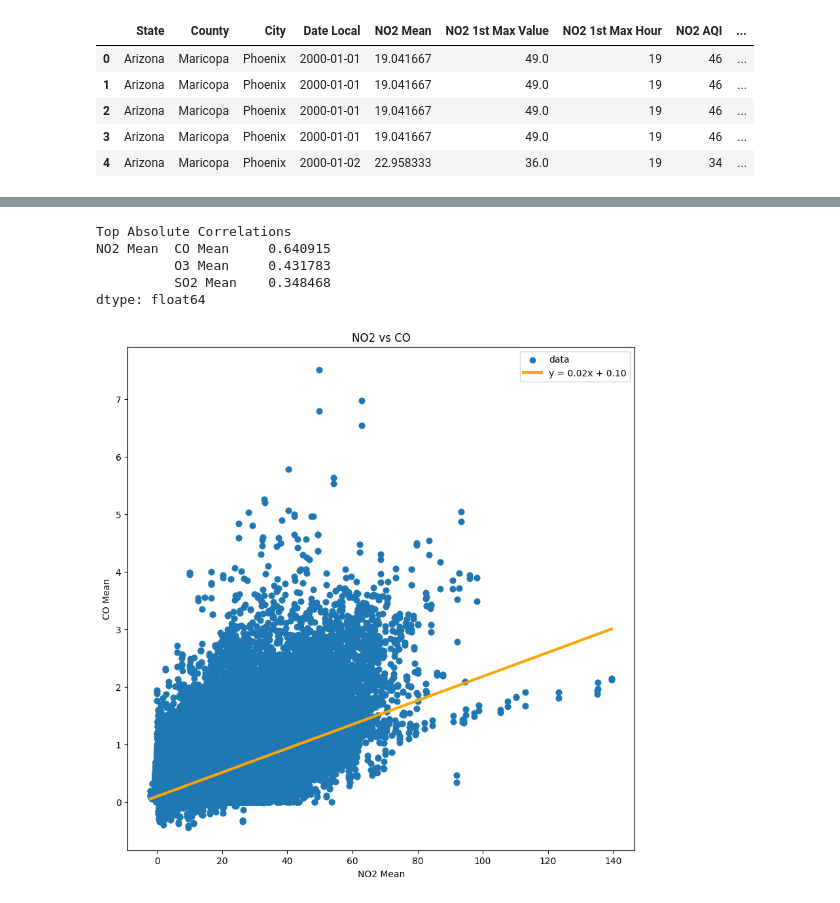
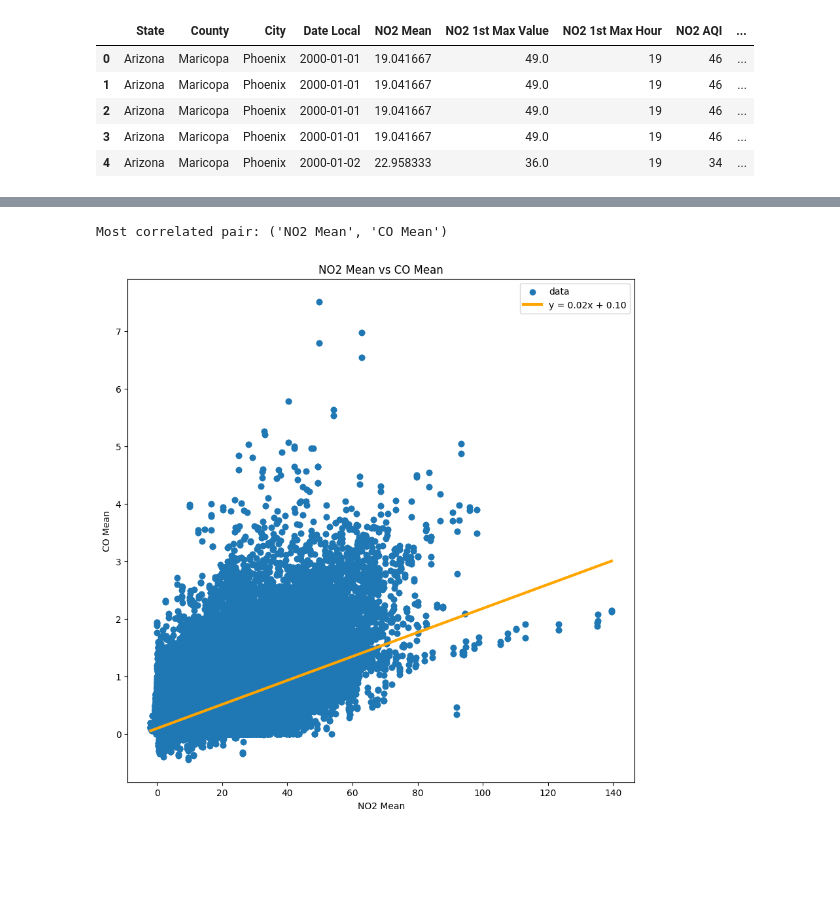
Before and after one commit to djeada/Kaggle-US-Pollution, a Jupyter notebook: Untitled.ipynb, the cells around one changed output, grey strips where cells are left out. Cells and saved outputs as stored; diff of their text form; code cells hidden in the pictures; blank space fills up the shorter version.

```diff
--- a/Untitled.ipynb
+++ b/Untitled.ipynb
@@ -125,54 +307,28 @@ df_c.corr()
 # %%
-def get_redundant_pairs(df):
-    '''Get diagonal and lower triangular pairs of correlation matrix'''
-    pairs_to_drop = set()
-    cols = df.columns
-    for i in range(0, df.shape[1]):
-        for j in range(0, i+1):
-            pairs_to_drop.add((cols[i], cols[j]))
-    return pairs_to_drop
+most_correlated_pair = top_correlations.index[0][0], top_correlations.index[0][1]
+print(f"Most correlated pair: {most_correlated_pair}")
 
-def get_top_abs_correlations(df, n=5):
-    au_corr = df.corr().abs().unstack()
-    labels_to_drop = get_redundant_pairs(df)
-    au_corr = au_corr.drop(labels=labels_to_drop).sort_values(ascending=False)
-    return au_corr[0:n]
+pollutant_1, pollutant_2 = most_correlated_pair
 
-print("Top Absolute Correlations")
-print(get_top_abs_correlations(df_c, 3))
+X = df[pollutant_1].values.reshape(-1, 1)
+y = df[pollutant_2].values.reshape(-1, 1)
+
+reg = LinearRegression()
+reg.fit(X, y)
+
+domain = np.linspace(np.min(X), np.max(X), 1000).reshape(-1, 1)
+y_pred = reg.predict(domain)
+
+plt.figure(figsize=(10, 10))
+plt.scatter(X, y)
+plt.plot(domain, y_pred, linewidth=3, color="orange")
+plt.xlabel(pollutant_1)
+plt.ylabel(pollutant_2)
+plt.title(f"{pollutant_1} vs {pollutant_2}")
+# display the line coefficients in form of y = mx + b
+plt.legend(["data", f"y = {reg.coef_[0][0]:.2f}x + {reg.intercept_[0]:.2f}"])
+plt.show()
 # %% [output]
-Top Absolute Correlations
-NO2 Mean  CO Mean     0.640915
-          O3 Mean     0.431783
-          SO2 Mean    0.348468
-dtype: float64
+Most correlated pair: ('NO2 Mean', 'CO Mean')
+[figure, added]
-# %%
-# NO2 vs CO is the most correlated pair
-# plot the correlation
-
-# fit linear regression model and plot the line
-from sklearn.linear_model import LinearRegression
-from sklearn.metrics import mean_squared_error, r2_score
-
-X = df_c['NO2 Mean'].values.reshape(-1,1)
-y = df_c['CO Mean'].values.reshape(-1,1)
-
-reg = LinearRegression()
-reg.fit(X, y)
-
-domain = np.linspace(np.min(X), np.max(X), 1000).reshape(-1,1)
-y_pred = reg.predict(domain)
-
-plt.figure(figsize=(10,10))
-plt.scatter(X, y)
-plt.plot(domain, y_pred, linewidth=3, color='orange')
-plt.xlabel('NO2 Mean')
-plt.ylabel('CO Mean')
-plt.title('NO2 vs CO')
-# display the line coefficients in form of y = mx + b
-plt.legend(['data',
-    f'y = {reg.coef_[0][0]:.2f}x + {reg.intercept_[0]:.2f}'])
-plt.show()
-# %% [output]
-[figure, removed]
 # %%
```
Also changed, not shown: parts of 14 cells of this notebook, 2 other files.
